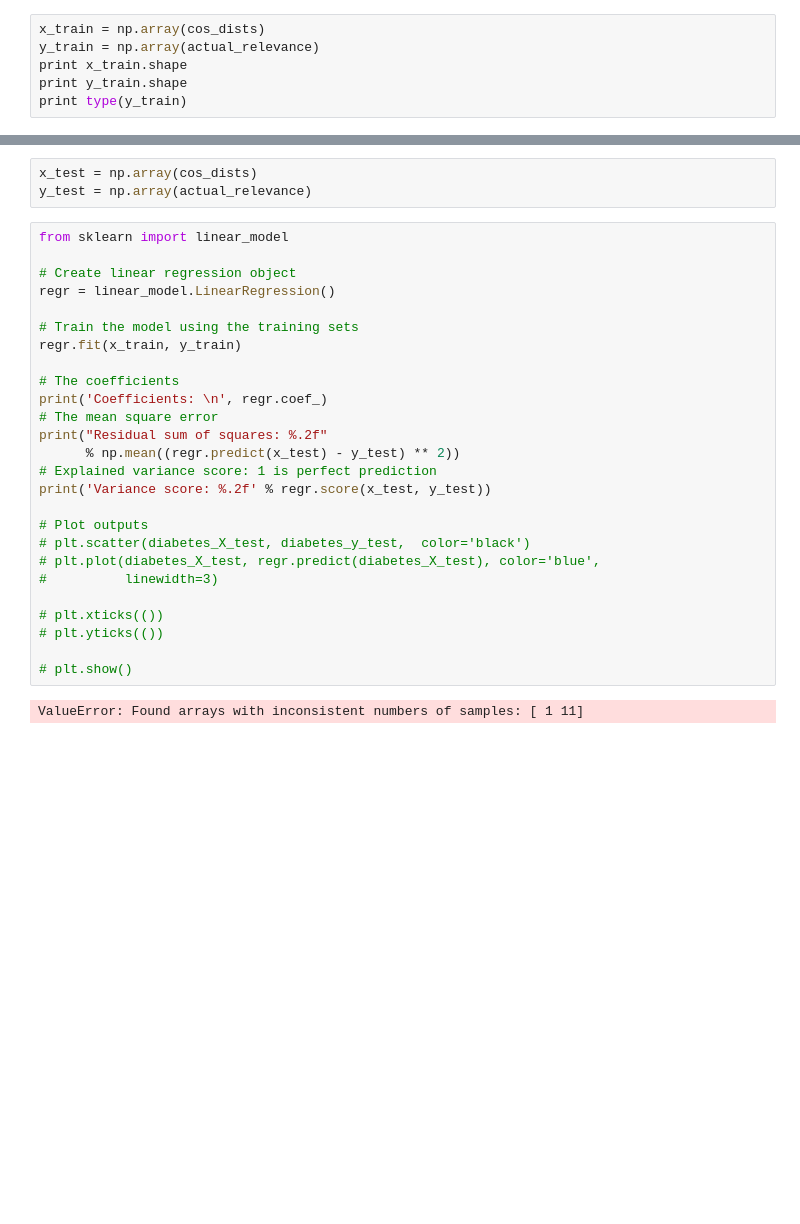
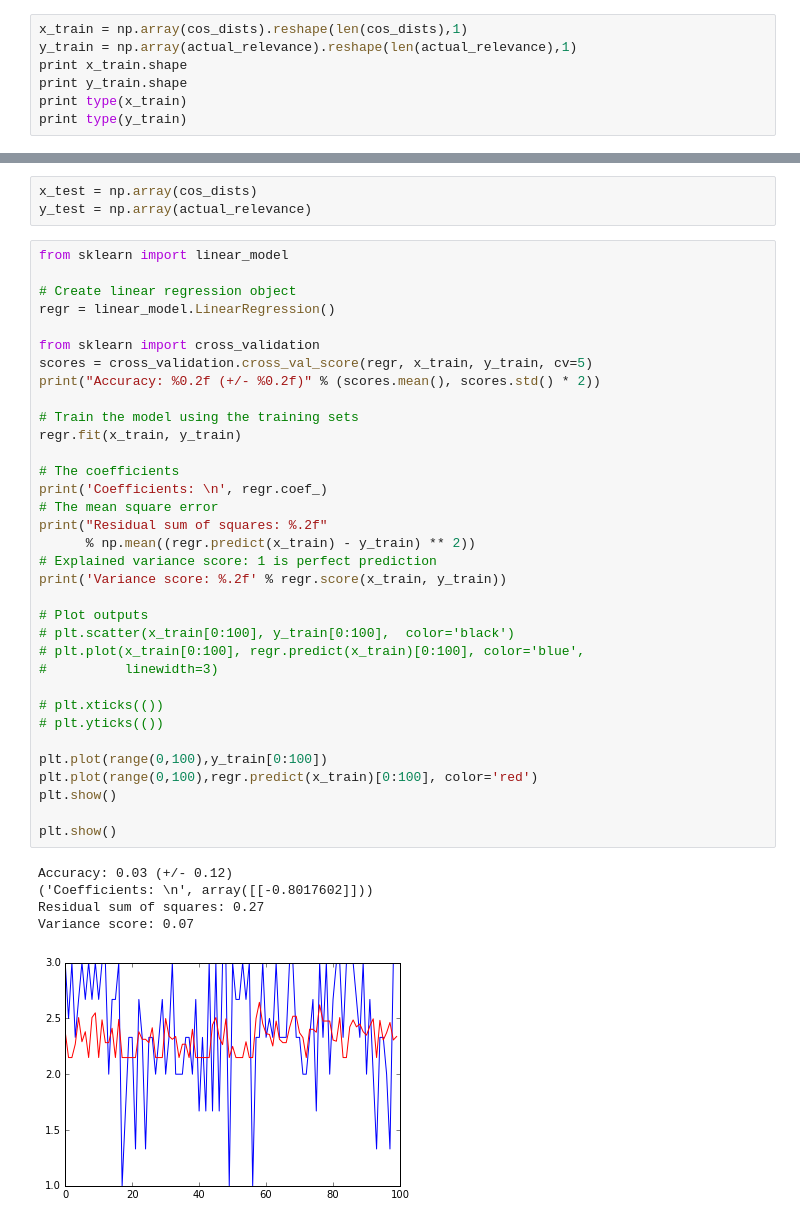
Before and after one commit to amacrae2/kaggle-home-depot, a Jupyter notebook: cosine-distance-linear-regression.ipynb, the cells around one changed output, grey strips where cells are left out. Cells and saved outputs as stored; diff of their text form; blank space fills up the shorter version.

```diff
--- a/cosine-distance-linear-regression.ipynb
+++ b/cosine-distance-linear-regression.ipynb
@@ -397,9 +370,10 @@ print diabetes_y_train.shape
 # %% [output]
 (422,)
 # %%
-x_train = np.array(cos_dists)
-y_train = np.array(actual_relevance)
+x_train = np.array(cos_dists).reshape(len(cos_dists),1)
+y_train = np.array(actual_relevance).reshape(len(actual_relevance),1)
 print x_train.shape
 print y_train.shape
+print type(x_train)
 print type(y_train)
 # %% [output]
@@ -412,28 +387,40 @@ y_test = np.array(actual_relevance)
 # %%
 from sklearn import linear_model
 
 # Create linear regression object
 regr = linear_model.LinearRegression()
+
+from sklearn import cross_validation
+scores = cross_validation.cross_val_score(regr, x_train, y_train, cv=5)
+print("Accuracy: %0.2f (+/- %0.2f)" % (scores.mean(), scores.std() * 2))
 
 # Train the model using the training sets
 regr.fit(x_train, y_train)
 
 # The coefficients
 print('Coefficients: \n', regr.coef_)
 # The mean square error
 print("Residual sum of squares: %.2f"
-      % np.mean((regr.predict(x_test) - y_test) ** 2))
+      % np.mean((regr.predict(x_train) - y_train) ** 2))
 # Explained variance score: 1 is perfect prediction
-print('Variance score: %.2f' % regr.score(x_test, y_test))
+print('Variance score: %.2f' % regr.score(x_train, y_train))
 
 # Plot outputs
-# plt.scatter(diabetes_X_test, diabetes_y_test,  color='black')
-# plt.plot(diabetes_X_test, regr.predict(diabetes_X_test), color='blue',
+# plt.scatter(x_train[0:100], y_train[0:100],  color='black')
+# plt.plot(x_train[0:100], regr.predict(x_train)[0:100], color='blue',
 #          linewidth=3)
 
 # plt.xticks(())
 # plt.yticks(())
 
-# plt.show()
+plt.plot(range(0,100),y_train[0:100])
+plt.plot(range(0,100),regr.predict(x_train)[0:100], color='red')
+plt.show()
+
+plt.show()
 # %% [output]
-ValueError: Found arrays with inconsistent numbers of samples: [ 1 11]
+Accuracy: 0.03 (+/- 0.12)
+('Coefficients: \n', array([[-0.8017602]]))
+Residual sum of squares: 0.27
+Variance score: 0.07
+[figure, added]
```
Also changed, not shown: parts of 12 cells of this notebook.
